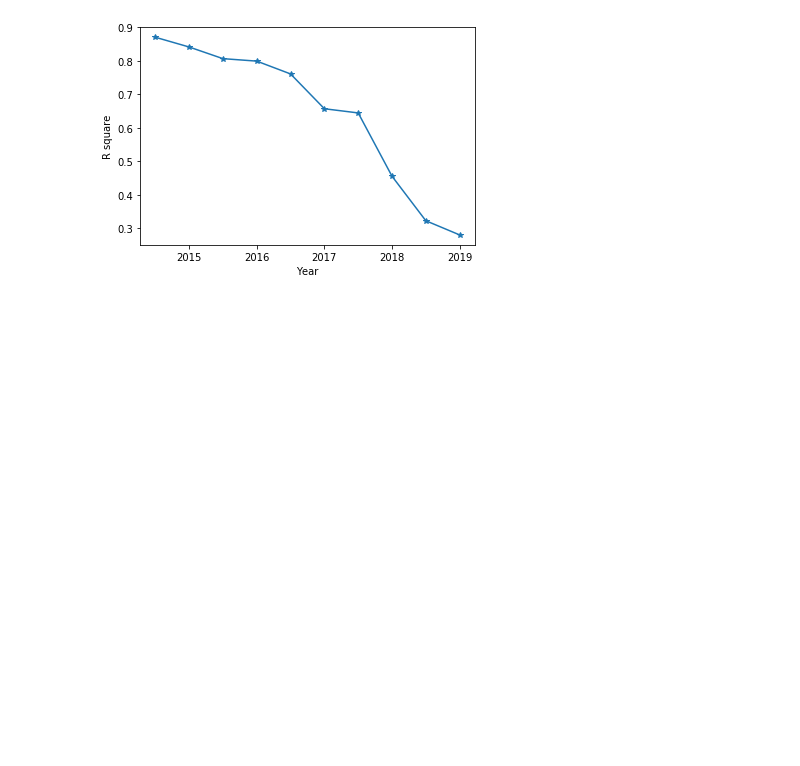
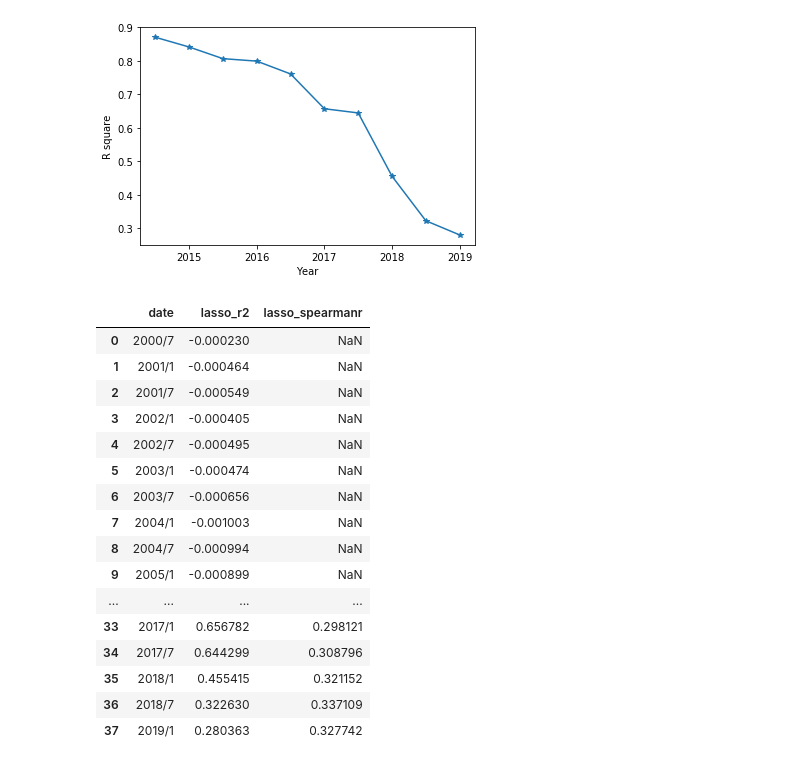
Before and after one commit to jiashenggu/ai_in_bio, a Jupyter notebook: pubmed_figure.ipynb, the cells around one changed output. Cells and saved outputs as stored; diff of their text form; code cells hidden in the pictures; blank space fills up the shorter version.

```diff
--- a/pubmed_figure.ipynb
+++ b/pubmed_figure.ipynb
@@ -1761,5 +1878,25 @@ plt.savefig("perdiction_cycle_5years.pdf")
 # %% [output]
 [figure]
+# %%
+pd.read_csv('/home/jiasheng/ai_in_bio/lasso_cycle_5.csv', index_col=0)
+# %% [output]
+|  | date | lasso_r2 | lasso_spearmanr |
+| 0 | 2000/7 | -0.000230 | NaN |
+| 1 | 2001/1 | -0.000464 | NaN |
+| 2 | 2001/7 | -0.000549 | NaN |
+| 3 | 2002/1 | -0.000405 | NaN |
+| 4 | 2002/7 | -0.000495 | NaN |
+| 5 | 2003/1 | -0.000474 | NaN |
+| 6 | 2003/7 | -0.000656 | NaN |
+| 7 | 2004/1 | -0.001003 | NaN |
+| 8 | 2004/7 | -0.000994 | NaN |
+| 9 | 2005/1 | -0.000899 | NaN |
+| ... | ... | ... | ... |
+| 33 | 2017/1 | 0.656782 | 0.298121 |
+| 34 | 2017/7 | 0.644299 | 0.308796 |
+| 35 | 2018/1 | 0.455415 | 0.321152 |
+| 36 | 2018/7 | 0.322630 | 0.337109 |
+| 37 | 2019/1 | 0.280363 | 0.327742 |
 # %%
 Bioinformatics
 Briefings in Bioinformatics
```
Also changed, not shown: parts of 15 cells of this notebook, 38 other files.
